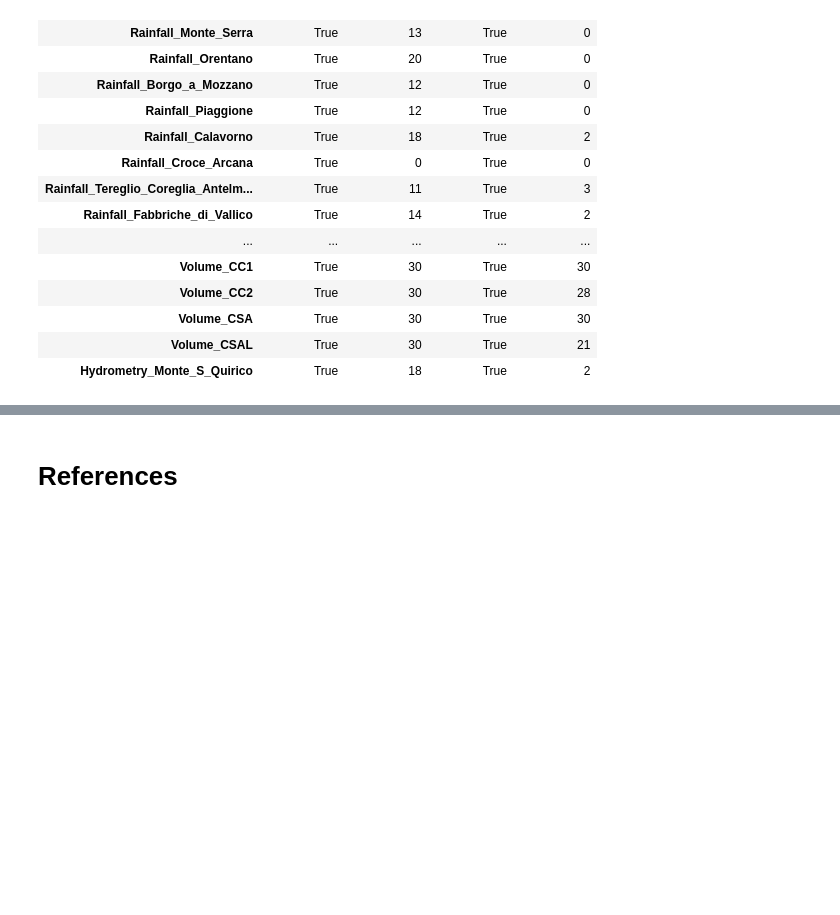
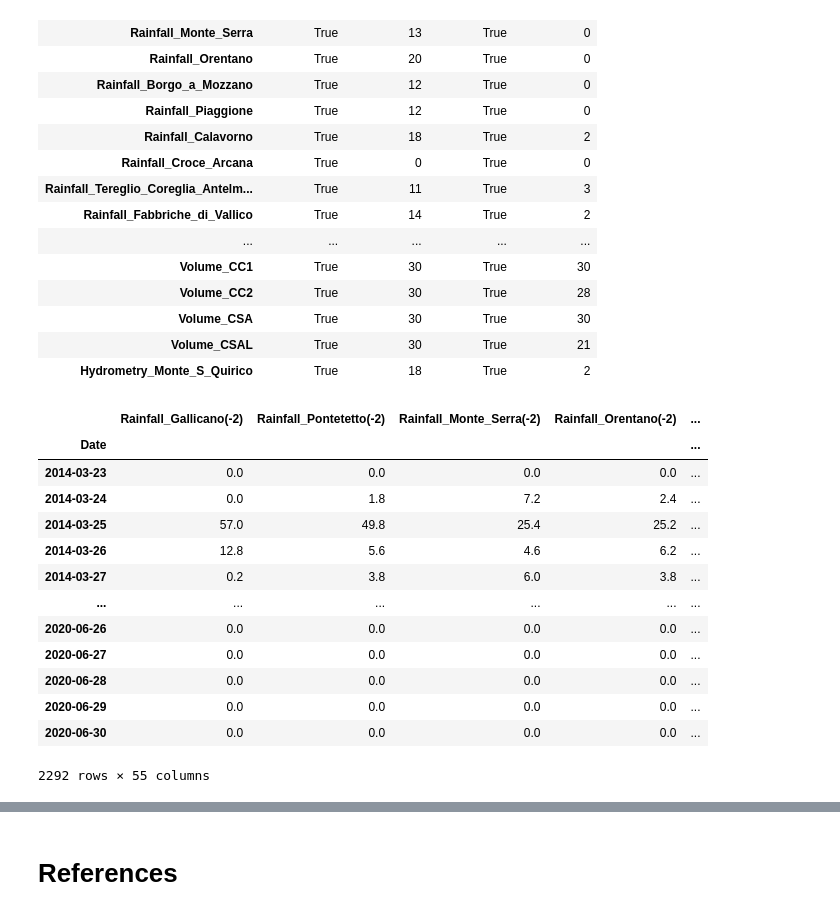
Before and after one commit to wkCircle/Acea-Smart-Water-Analytics, a Jupyter notebook: mannheim-smart-water-prediction.ipynb, the cells around one changed output, grey strips where cells are left out. Cells and saved outputs as stored; diff of their text form; code cells hidden in the pictures; blank space fills up the shorter version.

```diff
--- a/mannheim-smart-water-prediction.ipynb
+++ b/mannheim-smart-water-prediction.ipynb
@@ -328,7 +311,8 @@ dataset = 'Aquifer_Auser.csv'
 # read dataset as DataFrame
 dateparse = lambda x: datetime.strptime(x, '%d/%m/%Y')
 #df = pd.read_csv("/kaggle/input/acea-water-prediction/"+dataset, index_col='Date', parse_dates=['Date'], date_parser=dateparse))
-df = pd.read_csv("~/Downloads/acea-water-prediction/"+dataset, index_col='Date', parse_dates=['Date'], date_parser=dateparse)
+df = pd.read_csv("./data/"+dataset, index_col='Date', parse_dates=['Date'], date_parser=dateparse)
+df.index.freq = 'd'
 df.sort_index(inplace=True)
 
 display(df)
@@ -412,10 +395,10 @@ aquifer_feature_plots(dfsmall)
 # Make it stationary: seasonality can be eliminated by using diff() or deducting a a seasonal pattern found by seasonal_decompose
 ## adftest
 adftable = pd.DataFrame(columns=['AIC_5%level', 'AIC_bestlag', 'BIC_5%level', 'BIC_bestlag'])
-for col in dfsmall.columns:
+for col in dfimputed.columns:
     row = []
     for autolag in ['AIC', 'BIC']:
-        res = adftest(dfsmall[col], verbose=0, maxlag=30, regression='ct', autolag=autolag)
+        res = adftest(dfimputed[col], verbose=0, maxlag=30, regression='ct', autolag=autolag)
         sig = True if abs(res[0])>abs(res[4]['5%']) else False
         row.extend([sig, res[2]])
     adftable = adftable.append(pd.Series(row, index=adftable.columns, name=col))
@@ -441,10 +424,10 @@ display(adftable)
 | Hydrometry_Monte_S_Quirico | True | 18 | True | 2 |
 # %%
 ## (Cont'd) diff() on cols that do not pass the adftest. Here we adopt AIC.
-dfstationary = dfsmall.copy()
+dfstationary = dfimputed.copy()
 I1 = adftable[adftable['AIC_5%level'] == False].index.values
 dfstationary.loc[:,I1] = dfstationary[I1].diff()
-dfstationary = dfstationary.iloc[1:,:]
+dfstationary.dropna(inplace=True)
 
 ## adftest again
 adftable = pd.DataFrame(columns=['AIC_5%level', 'AIC_bestlag', 'BIC_5%level', 'BIC_bestlag'])
@@ -477,15 +460,15 @@ display(adftable) # This time all features pass ADF test in both AIC and BIC cri
 | Hydrometry_Monte_S_Quirico | True | 18 | True | 2 |
 # %%
 # deal with Time Periodicity
-nondate_cols = dfstationary.columns
 ## extract year, month, quarter, day etc from Date (to be further confirmed)
-dfstationary['year'] = dfstationary.index.year
-dfstationary['month'] = dfstationary.index.month
-dfstationary['day'] = dfstationary.index.day
-dfstationary['day_of_year'] = dfstationary.index.dayofyear
-dfstationary['week_of_year'] = dfstationary.index.isocalendar().week
-dfstationary['quarter'] = dfstationary.index.quarter
-dfstationary['year_quarter'] = dfstationary.index.to_period('q')
+# nondate_cols = dfstationary.columns
+# dfstationary['year'] = dfstationary.index.year
+# dfstationary['month'] = dfstationary.index.month
+# dfstationary['day'] = dfstationary.index.day
+# dfstationary['day_of_year'] = dfstationary.index.dayofyear
+# dfstationary['week_of_year'] = dfstationary.index.isocalendar().week
+# dfstationary['quarter'] = dfstationary.index.quarter
+# dfstationary['year_quarter'] = dfstationary.index.to_period('q')
 ## yearly base periodicity
 year = 365.2425
 dfstationary['year_sin'] = np.sin(dfstationary.index.dayofyear * 2 * np.pi / year)
@@ -521,0 +476,27 @@ lstm_model = LSTM()
+# %%
+# Put target columns at the end
+labels = ['Depth_to_Groundwater_SAL', 'Depth_to_Groundwater_CoS', 'Depth_to_Groundwater_LT2']
+timestep = 2
+n_features = dfstationary.shape[1]
+dfstationary = dfstationary.reindex(columns = dfstationary.columns.drop(labels).append(pd.Index(labels)), )
+
+# Transform the format from TS to the one for supervised learning.
+dfsupervise = TS_to_supervise(dfstationary, timestep=timestep)
+dfsupervise.drop(columns=dfstationary.columns[~dfstationary.columns.isin(labels)],
+                 inplace=True)
+display(dfsupervise)
+# %% [output]
+|  | Rainfall_Gallicano(-2) | Rainfall_Pontetetto(-2) | Rainfall_Monte_Serra(-2) | Rainfall_Orentano(-2) | ... |
+| Date |  |  |  |  | ... |
+| 2014-03-23 | 0.0 | 0.0 | 0.0 | 0.0 | ... |
+| 2014-03-24 | 0.0 | 1.8 | 7.2 | 2.4 | ... |
+| 2014-03-25 | 57.0 | 49.8 | 25.4 | 25.2 | ... |
+| 2014-03-26 | 12.8 | 5.6 | 4.6 | 6.2 | ... |
+| 2014-03-27 | 0.2 | 3.8 | 6.0 | 3.8 | ... |
+| ... | ... | ... | ... | ... | ... |
+| 2020-06-26 | 0.0 | 0.0 | 0.0 | 0.0 | ... |
+| 2020-06-27 | 0.0 | 0.0 | 0.0 | 0.0 | ... |
+| 2020-06-28 | 0.0 | 0.0 | 0.0 | 0.0 | ... |
+| 2020-06-29 | 0.0 | 0.0 | 0.0 | 0.0 | ... |
+| 2020-06-30 | 0.0 | 0.0 | 0.0 | 0.0 | ... |
+2292 rows × 55 columns
```
Also changed, not shown: parts of 12 cells of this notebook.
